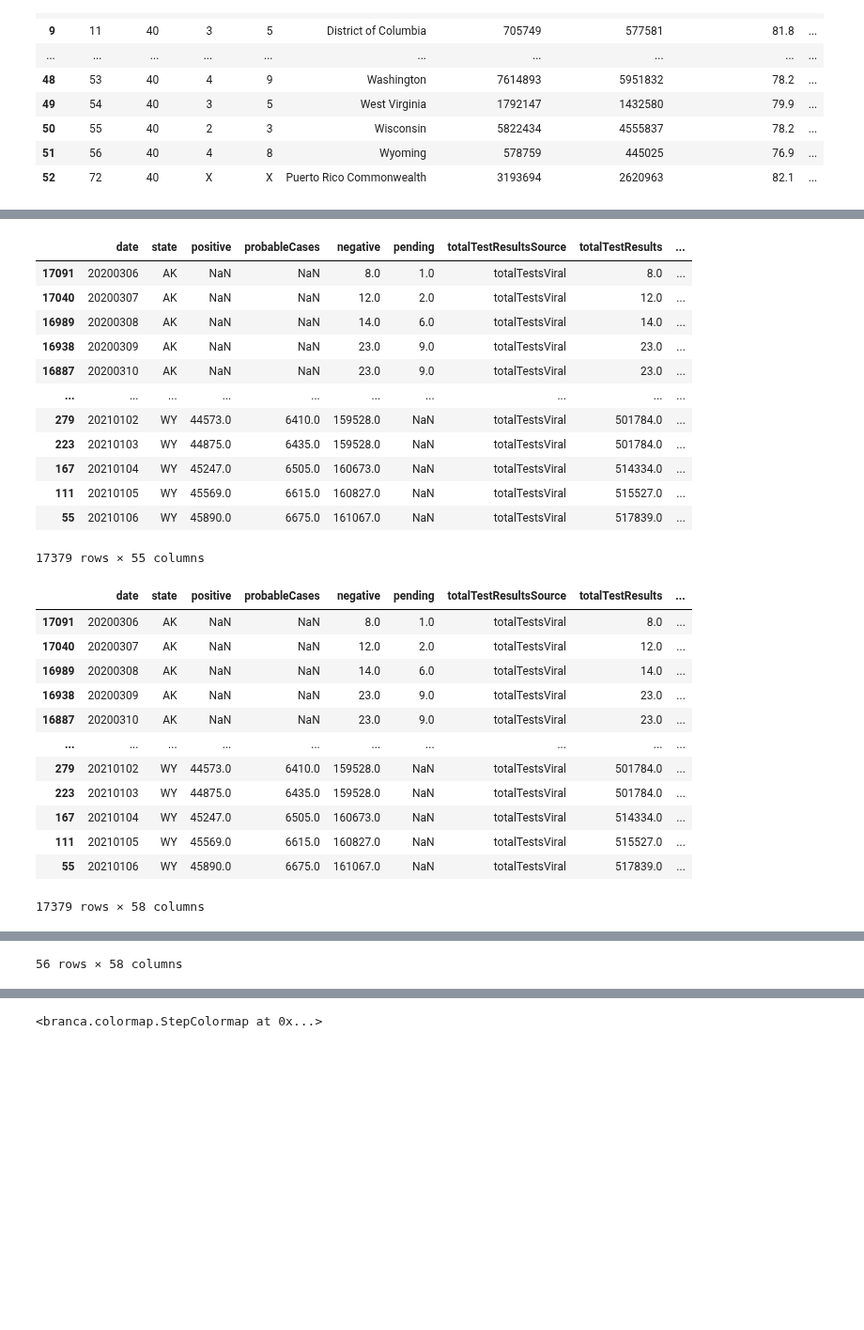
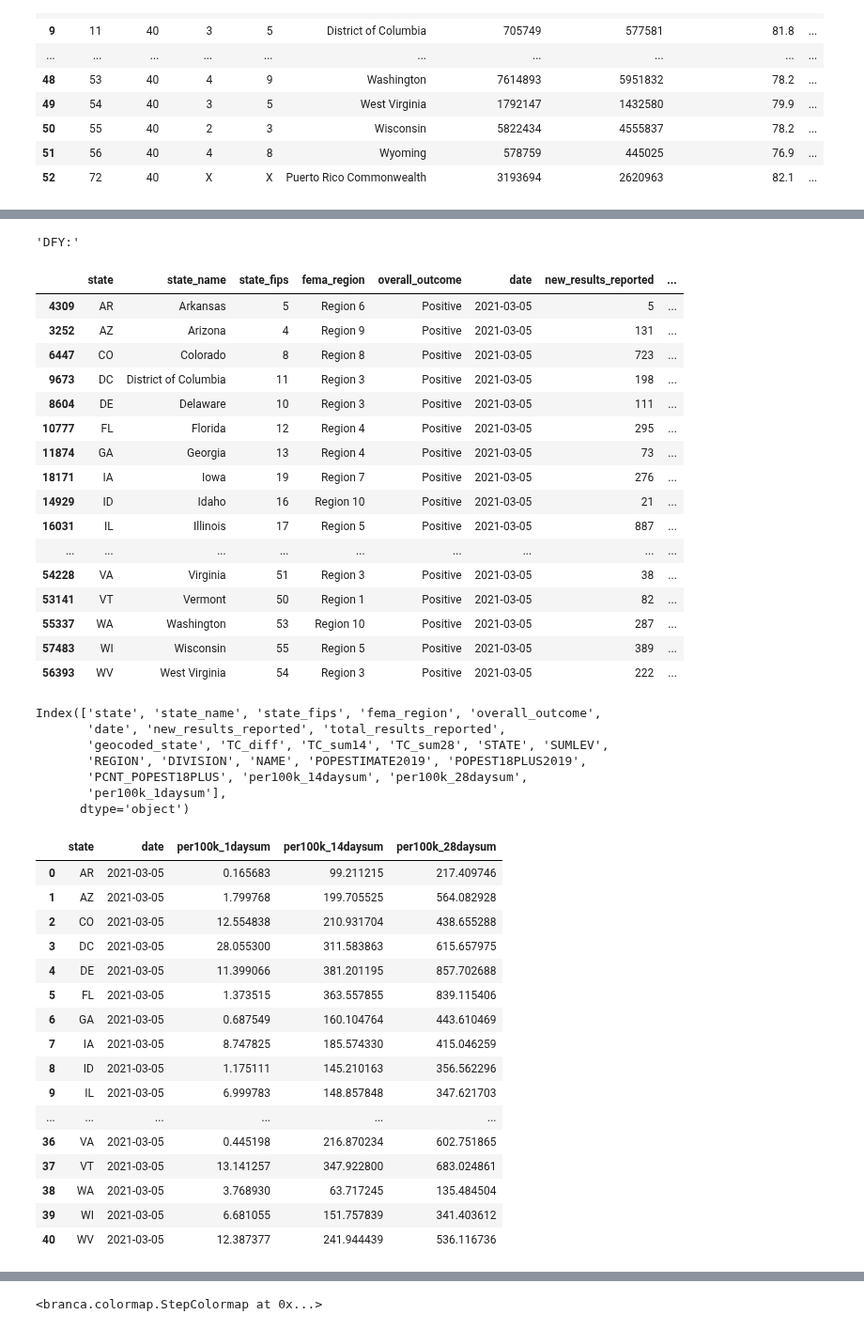
Before and after one commit to drf5n/YCSD_covid_metrics, a Jupyter notebook: CovidStates.ipynb, the cells around one changed output, grey strips where cells are left out. Shown at 94% size. Saved outputs shown, nothing was run; the diff lists cells and outputs as text; code cells hidden in the pictures; blank space fills up the shorter version.

Commit message:
COVIDTracking state data source changed to CDC, needs 5 day lag.  County data needs 1day lag to report before noon, update chrome rendering

```diff
--- a/CovidStates.ipynb
+++ b/CovidStates.ipynb
@@ -106,14 +154,5 @@ display(doi)
 # %%
-df = covids.sort_values(by=['state', 'date'])
-display(df)
 
-df['TC_diff']= df.groupby('state')['positive'].diff().fillna(0)
-df['TC_sum14']= df.groupby('state')['positive'].diff(14).fillna(0)
-df['TC_sum28']= df.groupby('state')['positive'].diff(28).fillna(0)
-
-display(df)
-
-dfy = df[df['date']==doi].copy()
 display("DFY:",dfy)
 
 dfya = dfy.set_index('state').join(pop_augment.set_index('state_abbr'),lsuffix='lj').reset_index()
@@ -121,57 +160,73 @@ dfya = dfy.set_index('state').join(pop_augment.set_index('state_abbr'),lsuffix='
 dfya['per100k_14daysum']=dfya['TC_sum14']*100000/dfya['POPESTIMATE2019']
 dfya['per100k_28daysum']=dfya['TC_sum28']*100000/dfya['POPESTIMATE2019']
 dfya['per100k_1daysum']=dfya['TC_diff']*100000/dfya['POPESTIMATE2019']
 display(dfya.columns)
 
 display(dfya[['state','date','per100k_1daysum','per100k_14daysum', 'per100k_28daysum']])
 
 dfya['foreign']= pd.cut(dfya['per100k_28daysum'],
                        bins=[-1,5,20,100,50000],
                        labels=['Level 1, Low:  All travelers should wear a mask, stay at least 6 feet from people who are not from your household, wash your hands often or use hand sanitizer, and watch your health for signs of illness.',
                                 'Level 2, Moderate: Travelers at increased risk for severe illness from COVID-19 should avoid all nonessential travel.',
                                 'Level 3, High: Travelers should avoid all nonessential travel',
                                 'Level 4, Very High: Travelers should avoid all travel',
                               ]).astype(str)
 dfya['school']= pd.cut(dfya['per100k_14daysum'],
                        bins=[-1,5,20,50,200,50000],
                        labels=['Lowest risk of transmission in schools',
                                 'Lower risk of transmission in schools',
                                 'Moderate risk of transmission in schools',
                                 'Higher risk of transmission in schools',
                                 'Highest risk of transmission in schools',
                               ]).astype(str)
 
 
 display(dfya.head())
 
 file_state_covid='USCovidStates.geojson'
-gjson = state.set_index('id').join(dfya[['state','date','positive','POPESTIMATE2019','per100k_1daysum','per100k_14daysum', 'per100k_28daysum','foreign','school']].set_index('state'))
+gjson = state.set_index('id').join(dfya[['state','date','new_results_reported','POPESTIMATE2019','per100k_1daysum','per100k_14daysum', 'per100k_28daysum','foreign','school']].set_index('state'))
 gjson.to_file(file_state_covid, driver='GeoJSON')
 display(gjson.head())
 # %% [output]
+'DFY:'
-|  | date | state | positive | probableCases | negative | pending | totalTestResultsSource | totalTestResults | ... |
-| 17091 | 20200306 | AK | NaN | NaN | 8.0 | 1.0 | totalTestsViral | 8.0 | ... |
-| 17040 | 20200307 | AK | NaN | NaN | 12.0 | 2.0 | totalTestsViral | 12.0 | ... |
-| 16989 | 20200308 | AK | NaN | NaN | 14.0 | 6.0 | totalTestsViral | 14.0 | ... |
-| 16938 | 20200309 | AK | NaN | NaN | 23.0 | 9.0 | totalTestsViral | 23.0 | ... |
-| 16887 | 20200310 | AK | NaN | NaN | 23.0 | 9.0 | totalTestsViral | 23.0 | ... |
-| ... | ... | ... | ... | ... | ... | ... | ... | ... | ... |
-| 279 | 20210102 | WY | 44573.0 | 6410.0 | 159528.0 | NaN | totalTestsViral | 501784.0 | ... |
-| 223 | 20210103 | WY | 44875.0 | 6435.0 | 159528.0 | NaN | totalTestsViral | 501784.0 | ... |
-| 167 | 20210104 | WY | 45247.0 | 6505.0 | 160673.0 | NaN | totalTestsViral | 514334.0 | ... |
-| 111 | 20210105 | WY | 45569.0 | 6615.0 | 160827.0 | NaN | totalTestsViral | 515527.0 | ... |
-| 55 | 20210106 | WY | 45890.0 | 6675.0 | 161067.0 | NaN | totalTestsViral | 517839.0 | ... |
+|  | state | state_name | state_fips | fema_region | overall_outcome | date | new_results_reported | ... |
+| 4309 | AR | Arkansas | 5 | Region 6 | Positive | 2021-03-05 | 5 | ... |
+| 3252 | AZ | Arizona | 4 | Region 9 | Positive | 2021-03-05 | 131 | ... |
+| 6447 | CO | Colorado | 8 | Region 8 | Positive | 2021-03-05 | 723 | ... |
+| 9673 | DC | District of Columbia | 11 | Region 3 | Positive | 2021-03-05 | 198 | ... |
+| 8604 | DE | Delaware | 10 | Region 3 | Positive | 2021-03-05 | 111 | ... |
+| 10777 | FL | Florida | 12 | Region 4 | Positive | 2021-03-05 | 295 | ... |
+| 11874 | GA | Georgia | 13 | Region 4 | Positive | 2021-03-05 | 73 | ... |
+| 18171 | IA | Iowa | 19 | Region 7 | Positive | 2021-03-05 | 276 | ... |
+| 14929 | ID | Idaho | 16 | Region 10 | Positive | 2021-03-05 | 21 | ... |
+| 16031 | IL | Illinois | 17 | Region 5 | Positive | 2021-03-05 | 887 | ... |
+| ... | ... | ... | ... | ... | ... | ... | ... | ... |
+| 54228 | VA | Virginia | 51 | Region 3 | Positive | 2021-03-05 | 38 | ... |
+| 53141 | VT | Vermont | 50 | Region 1 | Positive | 2021-03-05 | 82 | ... |
+| 55337 | WA | Washington | 53 | Region 10 | Positive | 2021-03-05 | 287 | ... |
+| 57483 | WI | Wisconsin | 55 | Region 5 | Positive | 2021-03-05 | 389 | ... |
+| 56393 | WV | West Virginia | 54 | Region 3 | Positive | 2021-03-05 | 222 | ... |
-17379 rows × 55 columns
+Index(['state', 'state_name', 'state_fips', 'fema_region', 'overall_outcome',
+       'date', 'new_results_reported', 'total_results_reported',
+       'geocoded_state', 'TC_diff', 'TC_sum14', 'TC_sum28', 'STATE', 'SUMLEV',
+       'REGION', 'DIVISION', 'NAME', 'POPESTIMATE2019', 'POPEST18PLUS2019',
+       'PCNT_POPEST18PLUS', 'per100k_14daysum', 'per100k_28daysum',
+       'per100k_1daysum'],
+      dtype='object')
-|  | date | state | positive | probableCases | negative | pending | totalTestResultsSource | totalTestResults | ... |
-| 17091 | 20200306 | AK | NaN | NaN | 8.0 | 1.0 | totalTestsViral | 8.0 | ... |
-| 17040 | 20200307 | AK | NaN | NaN | 12.0 | 2.0 | totalTestsViral | 12.0 | ... |
-| 16989 | 20200308 | AK | NaN | NaN | 14.0 | 6.0 | totalTestsViral | 14.0 | ... |
-| 16938 | 20200309 | AK | NaN | NaN | 23.0 | 9.0 | totalTestsViral | 23.0 | ... |
-| 16887 | 20200310 | AK | NaN | NaN | 23.0 | 9.0 | totalTestsViral | 23.0 | ... |
-| ... | ... | ... | ... | ... | ... | ... | ... | ... | ... |
-| 279 | 20210102 | WY | 44573.0 | 6410.0 | 159528.0 | NaN | totalTestsViral | 501784.0 | ... |
-| 223 | 20210103 | WY | 44875.0 | 6435.0 | 159528.0 | NaN | totalTestsViral | 501784.0 | ... |
-| 167 | 20210104 | WY | 45247.0 | 6505.0 | 160673.0 | NaN | totalTestsViral | 514334.0 | ... |
-| 111 | 20210105 | WY | 45569.0 | 6615.0 | 160827.0 | NaN | totalTestsViral | 515527.0 | ... |
-| 55 | 20210106 | WY | 45890.0 | 6675.0 | 161067.0 | NaN | totalTestsViral | 517839.0 | ... |
+|  | state | date | per100k_1daysum | per100k_14daysum | per100k_28daysum |
+| 0 | AR | 2021-03-05 | 0.165683 | 99.211215 | 217.409746 |
+| 1 | AZ | 2021-03-05 | 1.799768 | 199.705525 | 564.082928 |
+| 2 | CO | 2021-03-05 | 12.554838 | 210.931704 | 438.655288 |
+| 3 | DC | 2021-03-05 | 28.055300 | 311.583863 | 615.657975 |
+| 4 | DE | 2021-03-05 | 11.399066 | 381.201195 | 857.702688 |
+| 5 | FL | 2021-03-05 | 1.373515 | 363.557855 | 839.115406 |
+| 6 | GA | 2021-03-05 | 0.687549 | 160.104764 | 443.610469 |
+| 7 | IA | 2021-03-05 | 8.747825 | 185.574330 | 415.046259 |
+| 8 | ID | 2021-03-05 | 1.175111 | 145.210163 | 356.562296 |
+| 9 | IL | 2021-03-05 | 6.999783 | 148.857848 | 347.621703 |
+| ... | ... | ... | ... | ... | ... |
+| 36 | VA | 2021-03-05 | 0.445198 | 216.870234 | 602.751865 |
+| 37 | VT | 2021-03-05 | 13.141257 | 347.922800 | 683.024861 |
+| 38 | WA | 2021-03-05 | 3.768930 | 63.717245 | 135.484504 |
+| 39 | WI | 2021-03-05 | 6.681055 | 151.757839 | 341.403612 |
+| 40 | WV | 2021-03-05 | 12.387377 | 241.944439 | 536.116736 |
-17379 rows × 58 columns
@@ -196 +239,0 @@ display(gjson.head())
-56 rows × 58 columns
```
Also changed, not shown: parts of 6 cells of this notebook, 15 other files.
